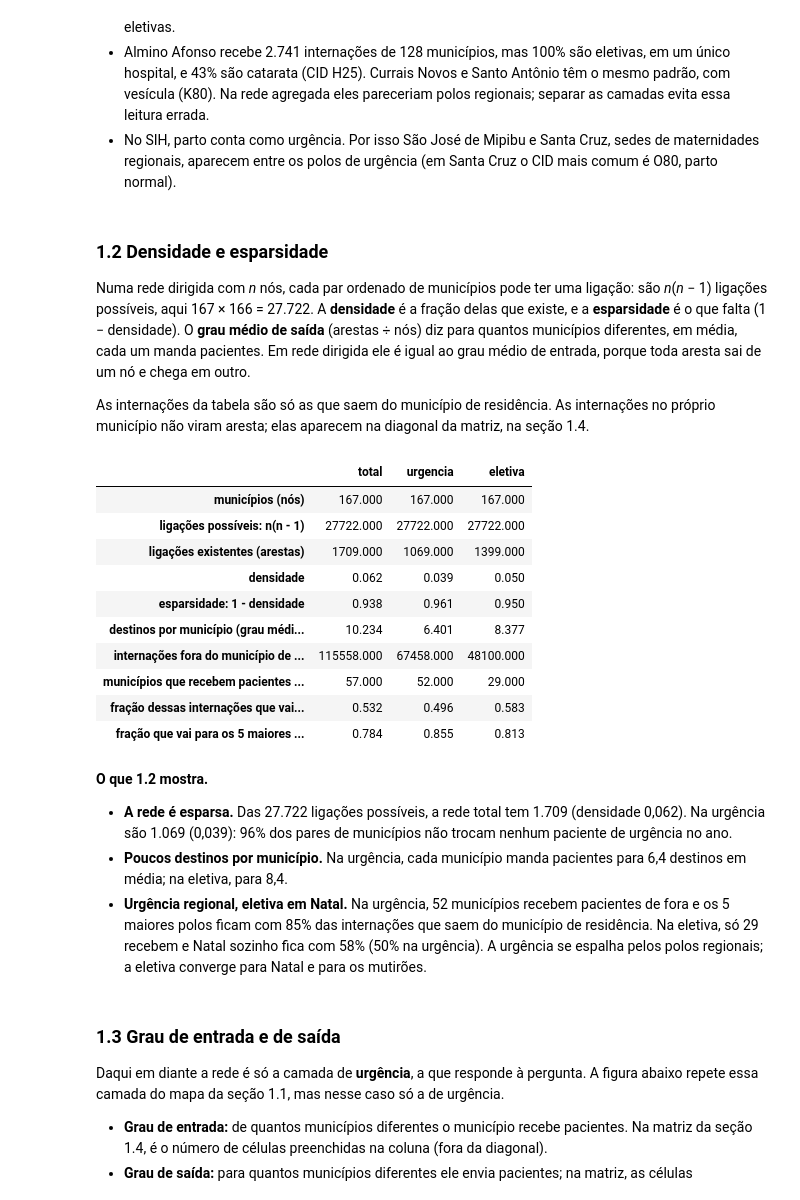
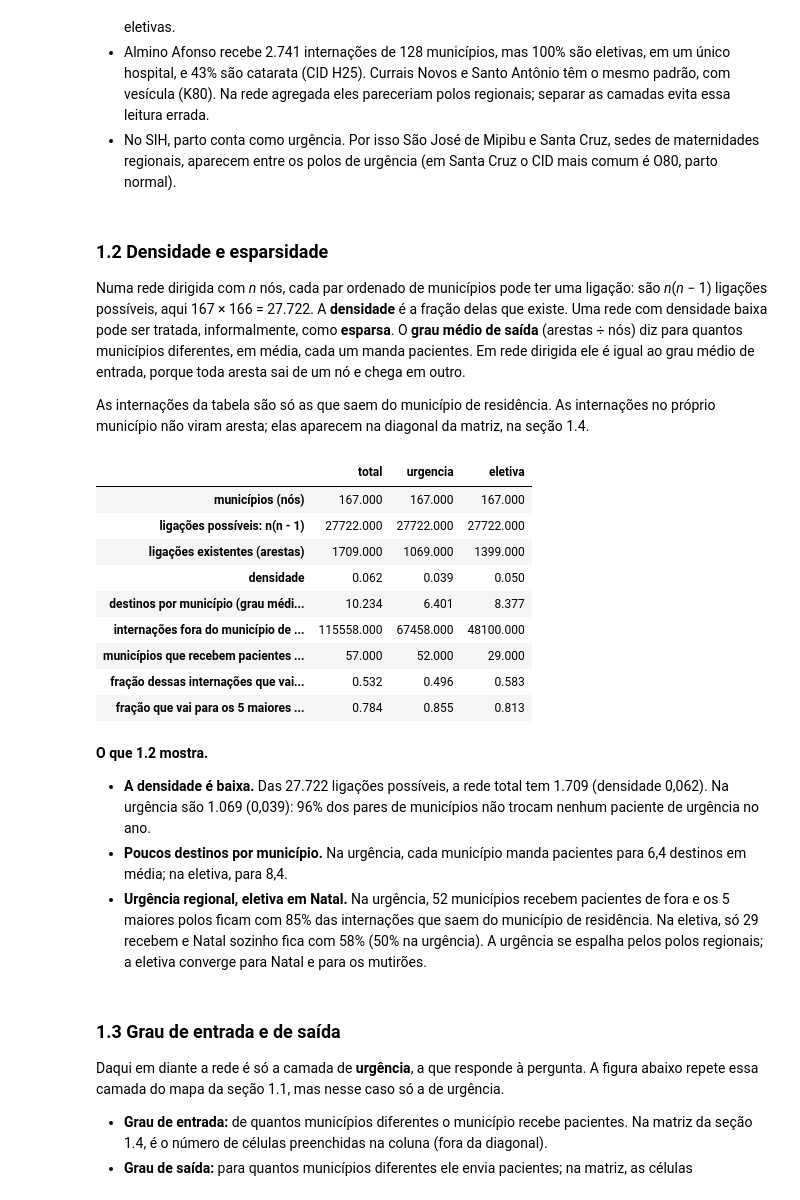
Before and after one commit to luiz-pytech/rn-flow-SUS, a Jupyter notebook: 03_analise.ipynb, the cells around one changed output. Saved outputs shown, nothing was run; the diff lists cells and outputs as text; code cells hidden in the pictures.

```diff
--- a/03_analise.ipynb
+++ b/03_analise.ipynb
@@ -240,34 +240,32 @@ pd.DataFrame(linhas).set_index("polo").round(2)
 # %% [markdown]
 ### 1.2 Densidade e esparsidade
 
-Numa rede dirigida com *n* nós, cada par ordenado de municípios pode ter uma ligação: são *n*(*n* − 1) ligações possíveis, aqui 167 × 166 = 27.722. A **densidade** é a fração delas que existe, e a **esparsidade** é o que falta (1 − densidade). O **grau médio de saída** (arestas ÷ nós) diz para quantos municípios diferentes, em média, cada um manda pacientes. Em rede dirigida ele é igual ao grau médio de entrada, porque toda aresta sai de um nó e chega em outro.
+Numa rede dirigida com *n* nós, cada par ordenado de municípios pode ter uma ligação: são *n*(*n* − 1) ligações possíveis, aqui 167 × 166 = 27.722. A **densidade** é a fração delas que existe. Uma rede com densidade baixa pode ser tratada, informalmente, como **esparsa**. O **grau médio de saída** (arestas ÷ nós) diz para quantos municípios diferentes, em média, cada um manda pacientes. Em rede dirigida ele é igual ao grau médio de entrada, porque toda aresta sai de um nó e chega em outro.
 
 As internações da tabela são só as que saem do município de residência. As internações no próprio município não viram aresta; elas aparecem na diagonal da matriz, na seção 1.4.
 # %%
 def resumo(G):
     n, m = G.number_of_nodes(), G.number_of_edges()
     forca = pd.Series(dict(G.in_degree(weight="weight")))
     return pd.Series({
         "municípios (nós)": n,
         "ligações possíveis: n(n - 1)": n * (n - 1),
         "ligações existentes (arestas)": m,
         "densidade": nx.density(G),
-        "esparsidade: 1 - densidade": 1 - nx.density(G),
         "destinos por município (grau médio de saída)": m / n,
         "internações fora do município de residência": forca.sum(),
         "municípios que recebem pacientes de fora": (pd.Series(dict(G.in_degree())) > 0).sum(),
         "fração dessas internações que vai para Natal": forca[cod["Natal"]] / forca.sum(),
         "fração que vai para os 5 maiores polos": forca.nlargest(5).sum() / forca.sum(),
     })
 
 pd.DataFrame({c: resumo(G) for c, G in camadas.items()}).round(3)
 # %% [output]
 |  | total | urgencia | eletiva |
 | municípios (nós) | 167.000 | 167.000 | 167.000 |
 | ligações possíveis: n(n - 1) | 27722.000 | 27722.000 | 27722.000 |
 | ligações existentes (arestas) | 1709.000 | 1069.000 | 1399.000 |
 | densidade | 0.062 | 0.039 | 0.050 |
-| esparsidade: 1 - densidade | 0.938 | 0.961 | 0.950 |
 | destinos por município (grau médi... | 10.234 | 6.401 | 8.377 |
 | internações fora do município de ... | 115558.000 | 67458.000 | 48100.000 |
 | municípios que recebem pacientes ... | 57.000 | 52.000 | 29.000 |
@@ -276,7 +274,7 @@ pd.DataFrame({c: resumo(G) for c, G in camadas.items()}).round(3)
 # %% [markdown]
 **O que 1.2 mostra.**
 
-- **A rede é esparsa.** Das 27.722 ligações possíveis, a rede total tem 1.709 (densidade 0,062). Na urgência são 1.069 (0,039): 96% dos pares de municípios não trocam nenhum paciente de urgência no ano.
+- **A densidade é baixa.** Das 27.722 ligações possíveis, a rede total tem 1.709 (densidade 0,062). Na urgência são 1.069 (0,039): 96% dos pares de municípios não trocam nenhum paciente de urgência no ano.
 - **Poucos destinos por município.** Na urgência, cada município manda pacientes para 6,4 destinos em média; na eletiva, para 8,4.
 - **Urgência regional, eletiva em Natal.** Na urgência, 52 municípios recebem pacientes de fora e os 5 maiores polos ficam com 85% das internações que saem do município de residência. Na eletiva, só 29 recebem e Natal sozinho fica com 58% (50% na urgência). A urgência se espalha pelos polos regionais; a eletiva converge para Natal e para os mutirões.
 # %% [markdown]
```
Also changed, not shown: parts of 9 cells of this notebook, 7 other files.
